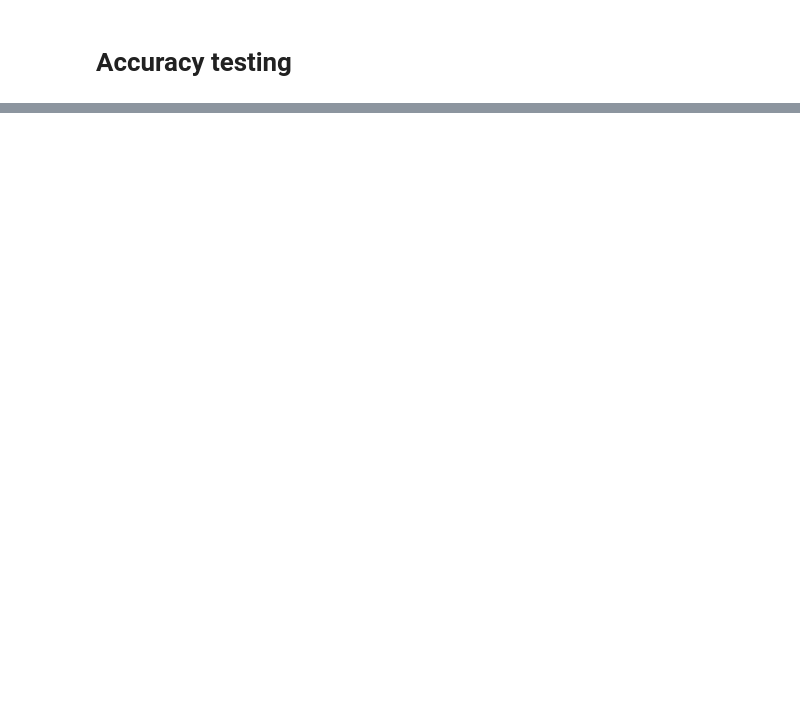
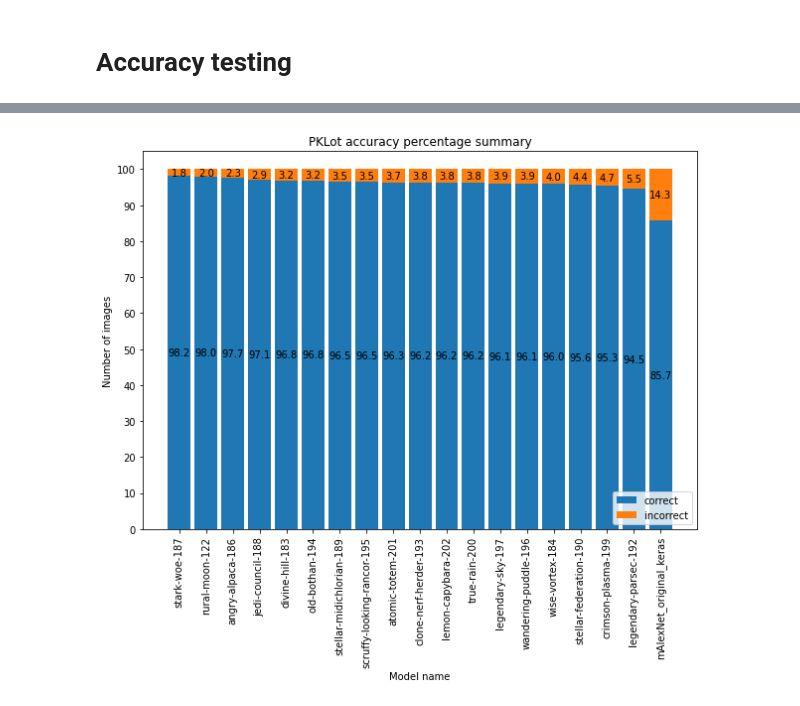
Before and after one commit to krockamichael/Extending-Parking-Occupancy-Detection-Model-for-Night-Lighting-and-Snowy-Weather-Conditions, a Jupyter notebook: DP.ipynb, the cells around one changed output, grey strips where cells are left out. Saved outputs shown, nothing was run; the diff lists cells and outputs as text; code cells hidden in the pictures; blank space fills up the shorter version.

```diff
--- a/DP.ipynb
+++ b/DP.ipynb
@@ -287,0 +478,5 @@ In Ubuntu as .py files.
+# %%
+PKLot_num_correct = [680037, 669979, 669241, 663384, 673686, 675862, 657358, 668748, 669216, 596004, 673519, 682051, 671672, 683532, 664940, 671743, 669154, 668651, 668252]
+create_accuracy_percentage_plot(PKLot_num_correct, PKLot_PATH, 'PKLot')
+# %% [output]
+[figure, added]
```
Also changed, not shown: parts of 49 cells of this notebook, 20 other files.
